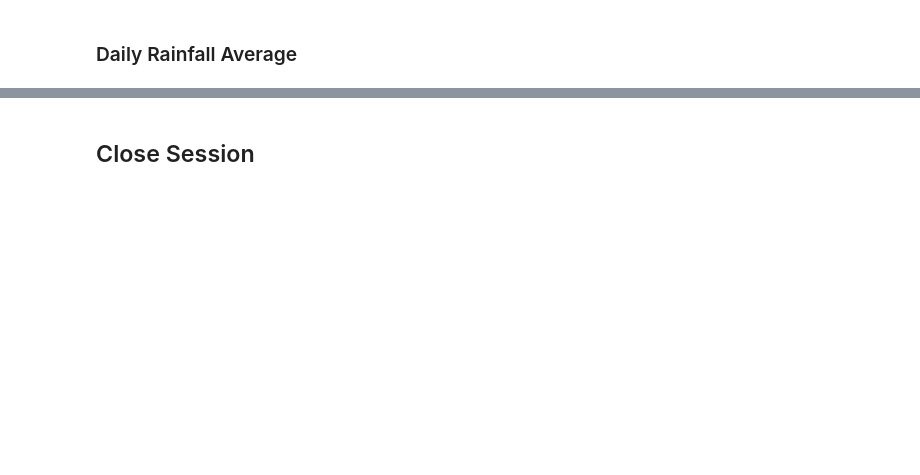
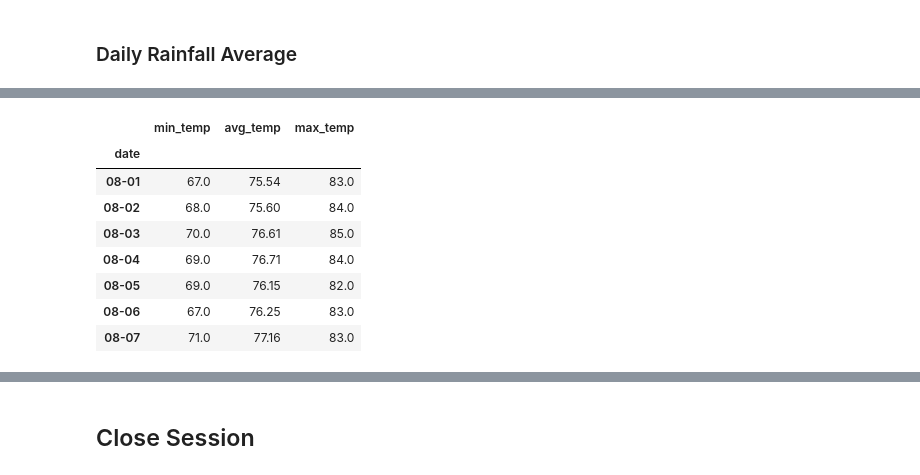
Before and after one commit to dschoen24/Surfs-Up-SQLALCHEMY, a Jupyter notebook: temp_analysis_bonus_2_starter.ipynb, the cells around one changed output, grey strips where cells are left out. Saved outputs shown, nothing was run; the diff lists cells and outputs as text; code cells hidden in the pictures; blank space fills up the shorter version.

```diff
--- a/temp_analysis_bonus_2_starter.ipynb
+++ b/temp_analysis_bonus_2_starter.ipynb
@@ -86,16 +170,27 @@ daily_normals("01-01")
 # %%
+# Set the start and end date of the trip
+# start_date = '2017-08-01'
+# end_date = '2017-08-07'
+
 # calculate the daily normals for your trip
 # push each tuple of calculations into a list called `normals`
-
-# Set the start and end date of the trip
-start_date = '2017-08-01'
-end_date = '2017-08-07'
-
 # Use the start and end date to create a range of dates
+# Strip off the year and save a list of strings in the format %m-%d
+# Use the `daily_normals` function to calculate the normals for each date string
+# and append the results to a list called `normals`.
 
 
-# Strip off the year and save a list of strings in the format %m-%d
+trip_dates=["08-01", "08-02", "08-03", "08-04", "08-05", "08-06", "08-07"]
 
+normals=[]
 
-# Use the `daily_normals` function to calculate the normals for each date string
-# and append the results to a list called `normals`.
+def daily_normals(date):
+    sel = [func.min(Measurement.tobs),
+           func.round(func.avg(Measurement.tobs),2),
+           func.max(Measurement.tobs)]
+    return session.query(*sel).filter(func.strftime("%m-%d", Measurement.date) == date).all()
+
+for i in trip_dates:
+    normals.append(daily_normals(i)[0])
+
+normals
@@ -102,2 +205,17 @@ end_date = '2017-08-07'
 # %%
 # Load the previous query results into a Pandas DataFrame and add the `trip_dates` range as the `date` index
+trip_daily_normals_df=pd.DataFrame(normals,columns=['min_temp','avg_temp','max_temp'],
+                                   index=trip_dates)
+
+trip_daily_normals_df.index.name='date'
+trip_daily_normals_df
+# %% [output]
+|  | min_temp | avg_temp | max_temp |
+| date |  |  |  |
+| 08-01 | 67.0 | 75.54 | 83.0 |
+| 08-02 | 68.0 | 75.60 | 84.0 |
+| 08-03 | 70.0 | 76.61 | 85.0 |
+| 08-04 | 69.0 | 76.71 | 84.0 |
+| 08-05 | 69.0 | 76.15 | 82.0 |
+| 08-06 | 67.0 | 76.25 | 83.0 |
+| 08-07 | 71.0 | 77.16 | 83.0 |
```
Also changed, not shown: parts of 18 cells of this notebook, 4 other files.
